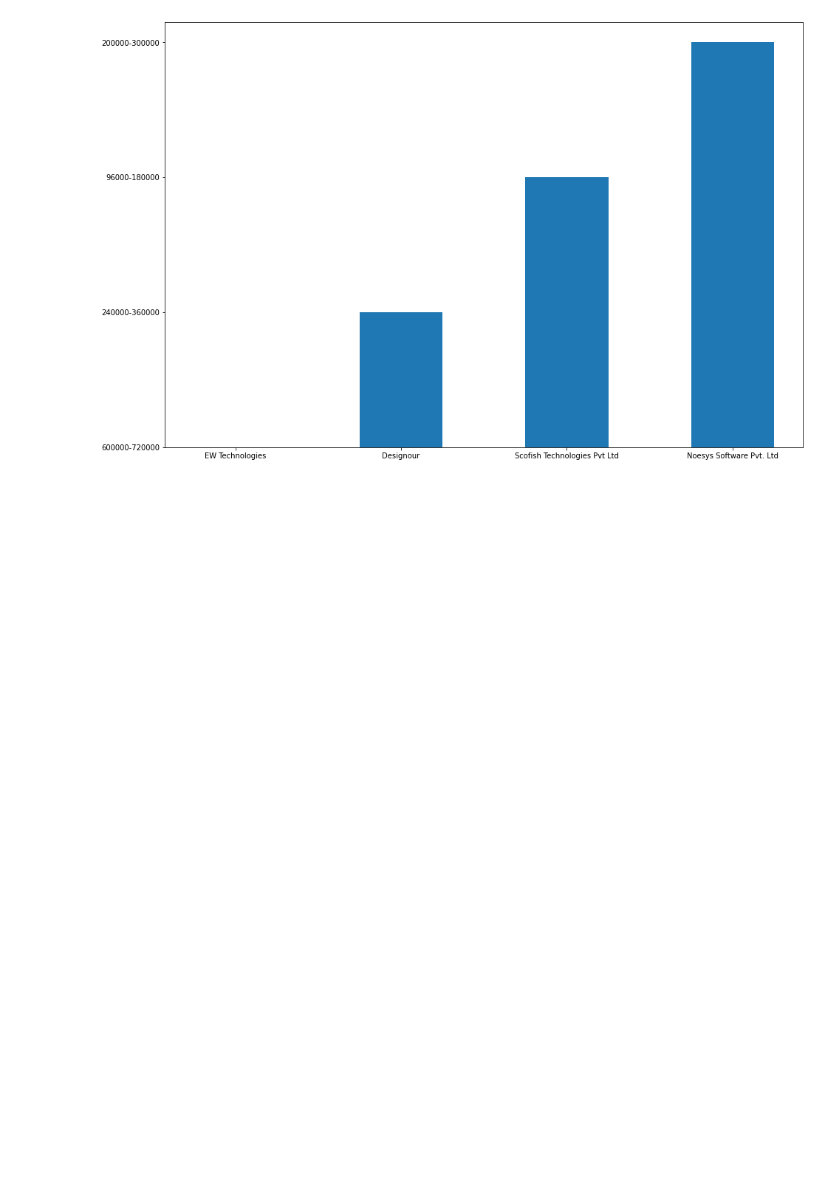
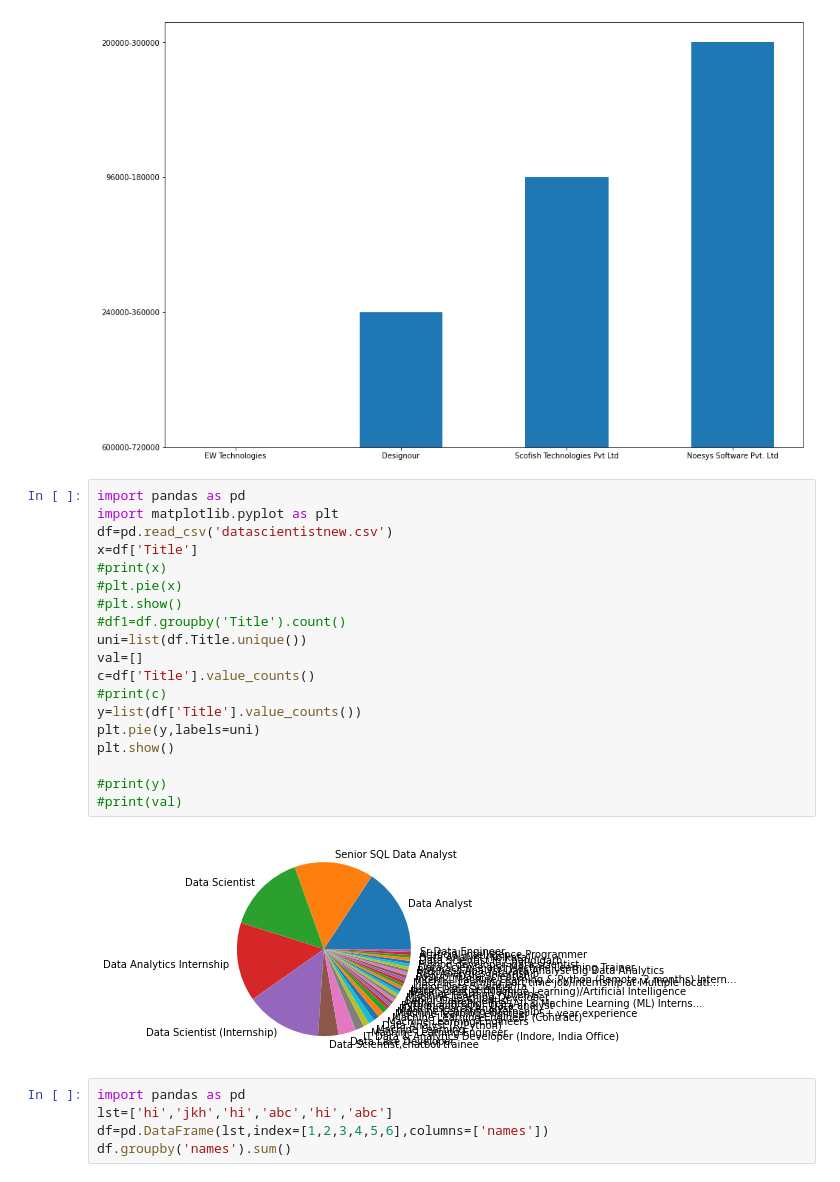
Before and after one commit to gunisha30/DS-and-ML, a Jupyter notebook: eda1.ipynb, the cells around one changed output. Cells and saved outputs as stored; diff of their text form; blank space fills up the shorter version.

```diff
--- a/eda1.ipynb
+++ b/eda1.ipynb
@@ -29,3 +29,29 @@ ax.bar(x,y,0.5)
 # %% [output]
 <BarContainer object of 29 artists>
 [figure]
+# %%
+import pandas as pd
+import matplotlib.pyplot as plt
+df=pd.read_csv('datascientistnew.csv')
+x=df['Title']
+#print(x)
+#plt.pie(x)
+#plt.show()
+#df1=df.groupby('Title').count()
+uni=list(df.Title.unique())
+val=[]
+c=df['Title'].value_counts()
+#print(c)
+y=list(df['Title'].value_counts())
+plt.pie(y,labels=uni)
+plt.show()
+
+#print(y)
+#print(val)
+# %% [output]
+[figure, added]
+# %%
+import pandas as pd
+lst=['hi','jkh','hi','abc','hi','abc']
+df=pd.DataFrame(lst,index=[1,2,3,4,5,6],columns=['names'])
+df.groupby('names').sum()
```
